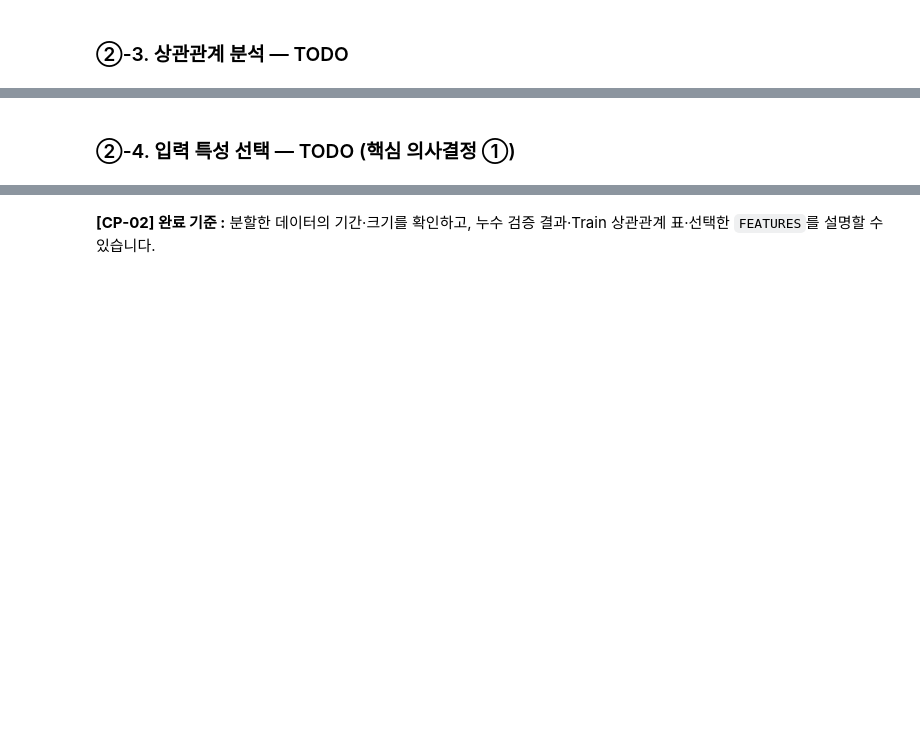
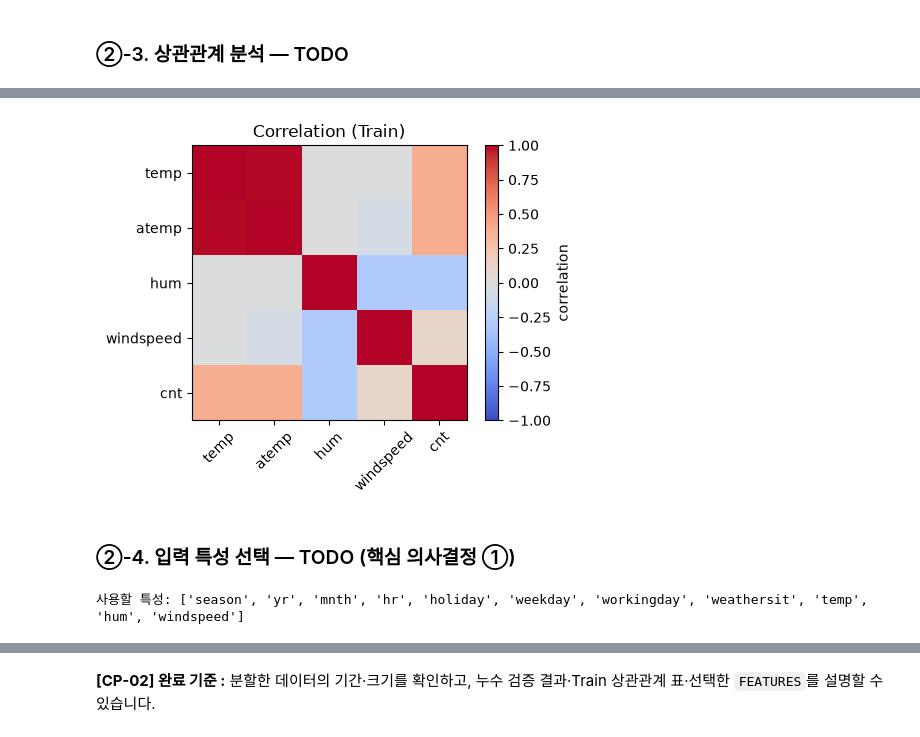
Before and after one commit to jeon87946/ai-mini-projects, a Jupyter notebook: mini-project-01/code/01_regression_bike_demand.ipynb, the cells around one changed output, grey strips where cells are left out. Saved outputs shown, nothing was run; the diff lists cells and outputs as text; code cells hidden in the pictures; blank space fills up the shorter version.

```diff
--- a/mini-project-01/code/01_regression_bike_demand.ipynb
+++ b/mini-project-01/code/01_regression_bike_demand.ipynb
@@ -129,16 +144,17 @@ n_dates = len(dates)
 # TODO 2-1. 날짜 기준 Train 약 70%, Validation 약 15%, 나머지 Test로 분할합니다.
 # 같은 날짜의 행은 반드시 같은 집합에 포함되어야 합니다.
 # 힌트: int(), 날짜 배열 슬라이싱, .isin()
-n_train = ...
-n_valid = ...
+n_train = int(n_dates * 0.7)
+n_valid = int(n_dates * 0.15)
+n_test = n_dates - n_train - n_valid
 
-train_dates = ...
-valid_dates = ...
-test_dates = ...
+train_dates = dates[:n_train]
+valid_dates = dates[n_train:n_train + n_valid]
+test_dates = dates[n_train + n_valid:]
 
-train_df = ...
-valid_df = ...
-test_df = ...
+train_df = df[df["dteday"].isin(train_dates)]
+valid_df = df[df["dteday"].isin(valid_dates)]
+test_df = df[df["dteday"].isin(test_dates)]
 # %%
 # [공통] 분할 범위 점검
 for name, part in [
@@ -166,5 +196,5 @@ corr_cols = ["temp", "atemp", "hum", "windspeed", "cnt"]
 
 # TODO 2-3. Train 데이터로만 상관계수를 계산합니다.
 # 힌트: train_df[corr_cols].corr()
-corr = ...
+corr = train_df[corr_cols].corr()
 display(corr.round(3))
@@ -171,17 +208,20 @@ display(corr.round(3))
 # %%
 # [공통] 상관관계 시각화 기본 구조
 plt.figure(figsize=(5, 4))
 
 # TODO 2-4. 상관관계 행렬을 히트맵으로 시각화합니다.
 # 힌트: plt.imshow(corr, cmap="coolwarm", vmin=-1, vmax=1)
 #       plt.colorbar(label="correlation")
-...
+plt.imshow(corr, cmap="coolwarm", vmin=-1, vmax=1)
+plt.colorbar(label="correlation")
 
 plt.xticks(range(len(corr_cols)), corr_cols, rotation=45)
 plt.yticks(range(len(corr_cols)), corr_cols)
 plt.title("Correlation (Train)")
 plt.tight_layout()
 plt.show()
+# %% [output]
+[figure, added]
 # %% [markdown]
 ### ②-4. 입력 특성 선택 — TODO (핵심 의사결정 ①)
 # %%
@@ -189,11 +229,23 @@ plt.show()
 # 다음을 검토하세요: 타깃 cnt, 대여 후 집계값, 행 식별자, 유사한 정보를 가진 컬럼.
 # 목록과 제외 이유는 안내 교안에 따라 스스로 결정합니다.
 FEATURES = [
-    # 사용할 특성명을 문자열로 작성하세요.
+    "season",
+    "yr",
+    "mnth",
+    "hr",
+    "holiday",
+    "weekday",
+    "workingday",
+    "weathersit",
+    "temp",
+    "hum",
+    "windspeed"
 ]
 TARGET = "cnt"
 
 print("사용할 특성:", FEATURES)
+# %% [output]
+사용할 특성: ['season', 'yr', 'mnth', 'hr', 'holiday', 'weekday', 'workingday', 'weathersit', 'temp', 'hum', 'windspeed']
 # %%
 # [공통] 입력 X와 정답 y 분리
 X_train = train_df[FEATURES].copy()
```
Also changed, not shown: parts of 7 cells of this notebook.
